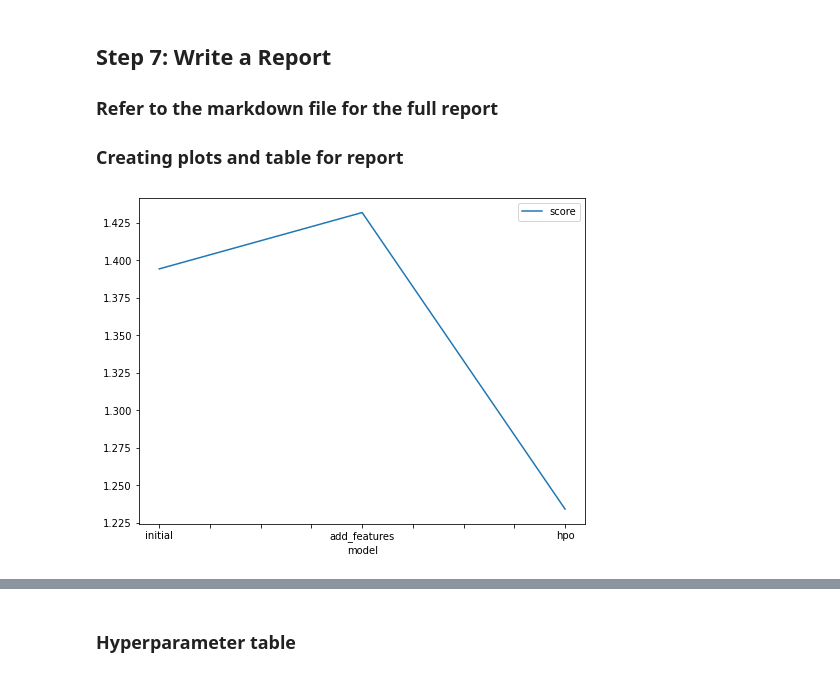
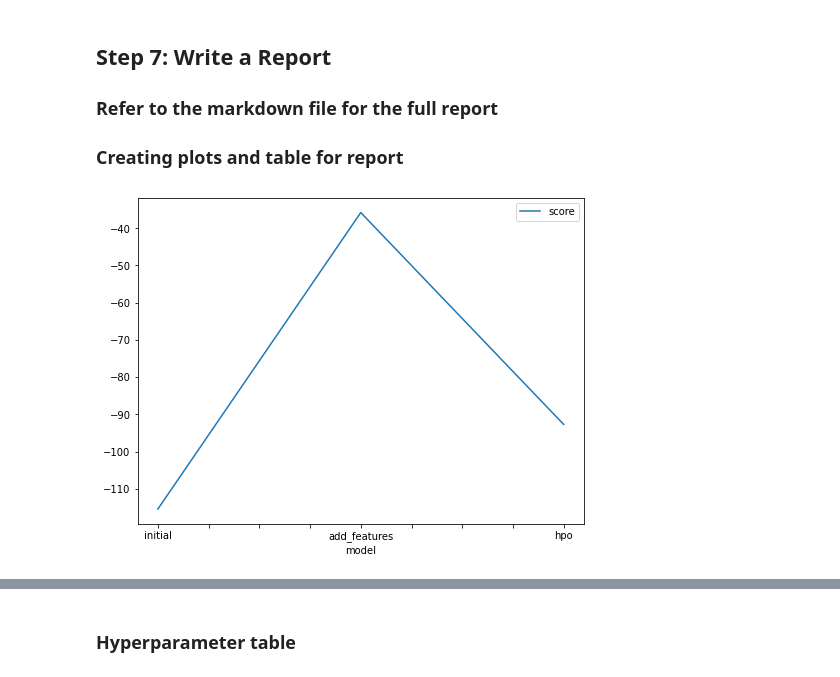
Before and after one commit to beauvilerobed/Predict-Bike-Sharing-Demand-with-AutoGluon, a Jupyter notebook: project.ipynb, the cells around one changed output, grey strips where cells are left out. Saved outputs shown, nothing was run; the diff lists cells and outputs as text; code cells hidden in the pictures.

```diff
--- a/project.ipynb
+++ b/project.ipynb
@@ -464,15 +519,19 @@ submission.csv               2021-11-30 00:44:28  first raw submission
 # %%
 # Taking the top model score from each training run and creating a line plot to show improvement
 # You can create these in the notebook and save them to PNG or use some other tool (e.g. google sheets, excel)
 fig = pd.DataFrame(
     {
         "model": ["initial", "add_features", "hpo"],
-        "score": [1.39422, 0.47906, 0.93818]
+        "score": [
+          predictor.leaderboard(silent=True)['score_val'][0],
+          predictor_new_features.leaderboard(silent=True)['score_val'][0],
+          predictor_new_hpo.leaderboard(silent=True)['score_val'][0]
+      ]
     }
 ).plot(x="model", y="score", figsize=(8, 6)).get_figure()
 fig.savefig('model_train_score.png')
 # %% [output]
-[figure, old version]
+[figure, new version]
 # %%
 # Take the 3 kaggle scores and creating a line plot to show improvement
 fig = pd.DataFrame(
```
Also changed, not shown: parts of 18 cells of this notebook, 4 other files.
